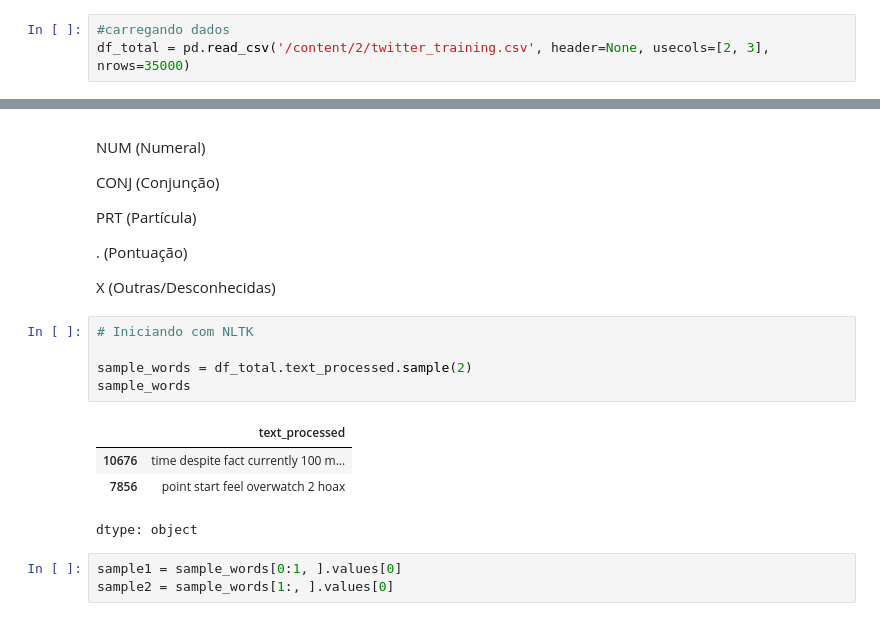
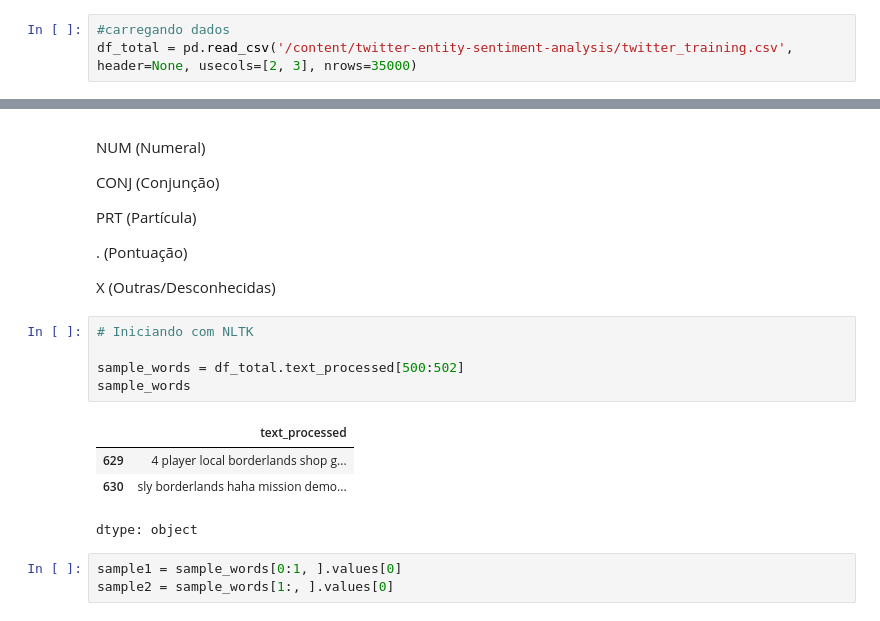
Before and after one commit to Fagner608/classificacao_sentimento, a Jupyter notebook: src/Analise_sentimento_EDA_2.ipynb, the cells around one changed output, grey strips where cells are left out. Saved outputs shown, nothing was run; the diff lists cells and outputs as text.

```diff
--- a/src/Analise_sentimento_EDA_2.ipynb
+++ b/src/Analise_sentimento_EDA_2.ipynb
@@ -122,6 +121,6 @@ shutil.move("/root/.cache/kagglehub/datasets/jp797498e/twitter-entity-sentiment-
 # %%
 #carregando dados
-df_total = pd.read_csv('/content/2/twitter_training.csv', header=None, usecols=[2, 3], nrows=35000)
+df_total = pd.read_csv('/content/twitter-entity-sentiment-analysis/twitter_training.csv', header=None, usecols=[2, 3], nrows=35000)
 # %%
 # Obtendo atributos necessários para EDA Part. 1
 df_total.columns = ['sentiment', 'text']
@@ -931,12 +930,12 @@ X (Outras/Desconhecidas)
 # %%
 # Iniciando com NLTK
 
-sample_words = df_total.text_processed.sample(2)
+sample_words = df_total.text_processed[500:502]
 sample_words
 # %% [output]
 |  | text_processed |
-| 10676 | time despite fact currently 100 m... |
-| 7856 | point start feel overwatch 2 hoax |
+| 629 | 4 player local borderlands shop g... |
+| 630 | sly borderlands haha mission demo... |
 dtype: object
 # %%
 sample1 = sample_words[0:1, ].values[0]
```
Also changed, not shown: parts of 40 cells of this notebook.
